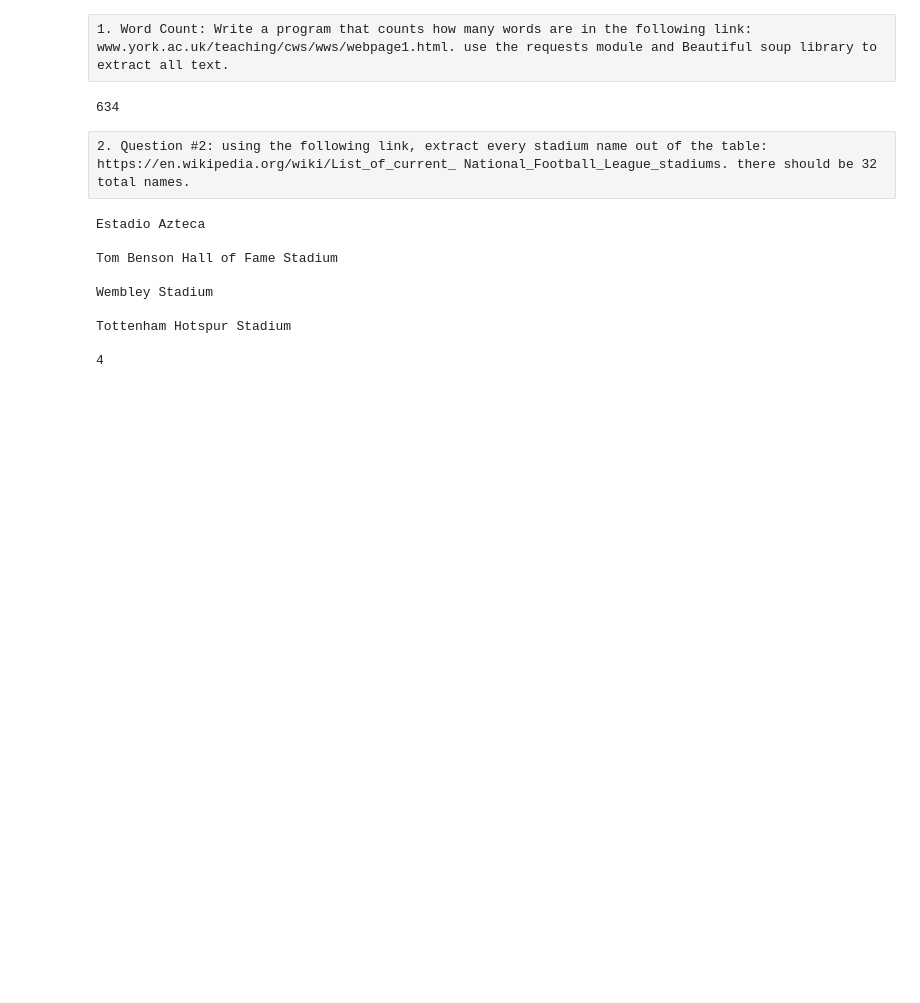
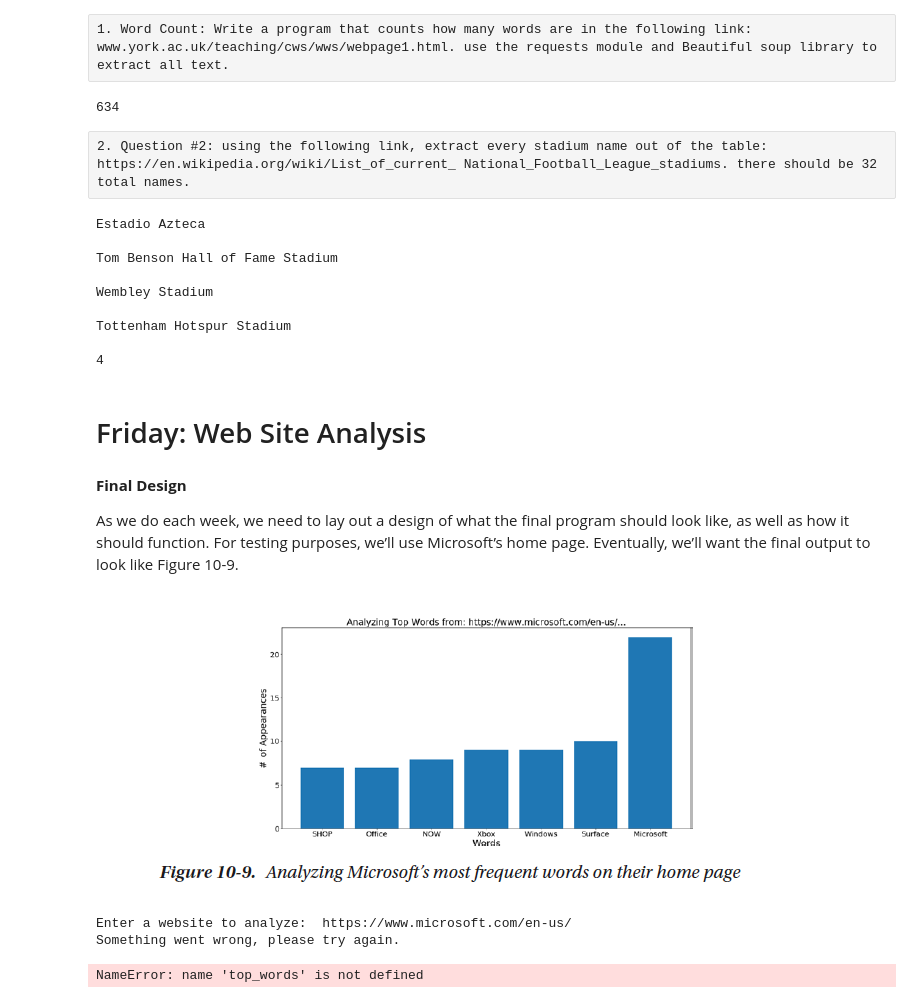
Before and after one commit to python-bootcamp-organization/Python-Bootcamp-101, a Jupyter notebook: Nine_week.ipynb, the cells around one changed output. Drawn from its saved outputs; the diff is of its cells as text; code cells hidden in the pictures; blank space fills up the shorter version.

```diff
--- a/Nine_week.ipynb
+++ b/Nine_week.ipynb
@@ -1355,3 +1355,16 @@ Wembley Stadium
 Tottenham Hotspur Stadium
 
 4
+# %% [markdown]
+# Friday: Web Site Analysis
+# %% [markdown]
+**Final Design**
+
+As we do each week, we need to lay out a design of what the final program should look
+like, as well as how it should function. For testing purposes, we’ll use Microsoft’s home
+page. Eventually, we’ll want the final output to look like Figure 10-9.
+# %%
+from IPython.display import Image
+Image(filename='images_projects/Web.png')
+# %% [output]
+[figure, added]
@@ -1357,0 +1385,66 @@ Tottenham Hotspur Stadium
+# %%
+# graph results of top 7 words
+def displayResults(words, site):
+    count = [item[1]for i in words][::-1]
+    word = [item[0]for i  in words][::-1]
+    plt.figure( figsize=(20, 10) )
+    plt.bar(word, count)
+    plt.title(f"Analyzing Top Words from: { site[:50]}...",  fontname="Sans Serif", fontsize=24)
+    plt.xlabel("Words", fontsize=24)
+    plt.ylabel("# of Appearances", fontsize=24)
+    plt.xticks(fontname="Sans Serif", fontsize=20)
+    plt.yticks(fontname="Sans Serif", fontsize=20)
+    plt.show( )
+#filter article words and hidden characters
+def filterWaste(word):
+    bad_words = ( "the", "a", "in", "of", "to", "you", "\xa0", "and", "at", "on", "for", "from",
+                 "is", "that", "his", "are", "be","-", "as", "&", "they", "with", "how", "was", "her", "him", "i", "has", "|" )
+    if word.lower( ) in bad_words:
+        return False
+    else:
+        return True
+
+# filter out all elements that do not contain text that appears on site
+def filterTags(element):
+    if element.parent.name in [ "style", "script", "head", "title", "meta", "[document]" ]:
+        return False
+    if isinstance(element, Comment):
+        return False
+    return True
+# request site and return top 7 most used words
+def scrape(site):
+    page = requests.get(site)
+    soup = BeautifulSoup(page.content, "html.parser")
+    text = soup.find_all(text=True)
+    visible_text = filter(filterTags, text)
+    word_count = { }
+    for text in visible_text:
+        words = text.replace("\n", "").replace("\t", "").split("")
+     # replace all hidden chars
+        words=list(filter(filterWaste, words))
+        for word in words:
+            if word != "":
+                if word in word_count:
+                    word_count[ word ] += 1
+                else:
+                    word_count[ word ] = 1
+    word_count = sorted(word_count.items( ), key=lambda kv: kv[1], reverse=True)
+    return word_count[ :7 ]
+    # print(text)
+while input("Would you like to scrape a website (y/n)? ") == "y":
+
+    try:
+        clear_output( )
+        site= input("Enter a website to analyze: ")
+        top_words = scrape(site)
+        top_word = top_words[0]
+        print(f"The top word is: {top_word[0]}")
+        displayResults(top_words, site)
+    except:
+        print("Something went wrong, please try again.")
+        displayResults(top_words, site)
+    print("Thanks for analyzing! Come back again! ")
+# %% [output]
+Enter a website to analyze:  https://www.microsoft.com/en-us/
+Something went wrong, please try again.
+NameError: name 'top_words' is not defined
```
Also changed, not shown: parts of 12 cells of this notebook, 7 other files.
